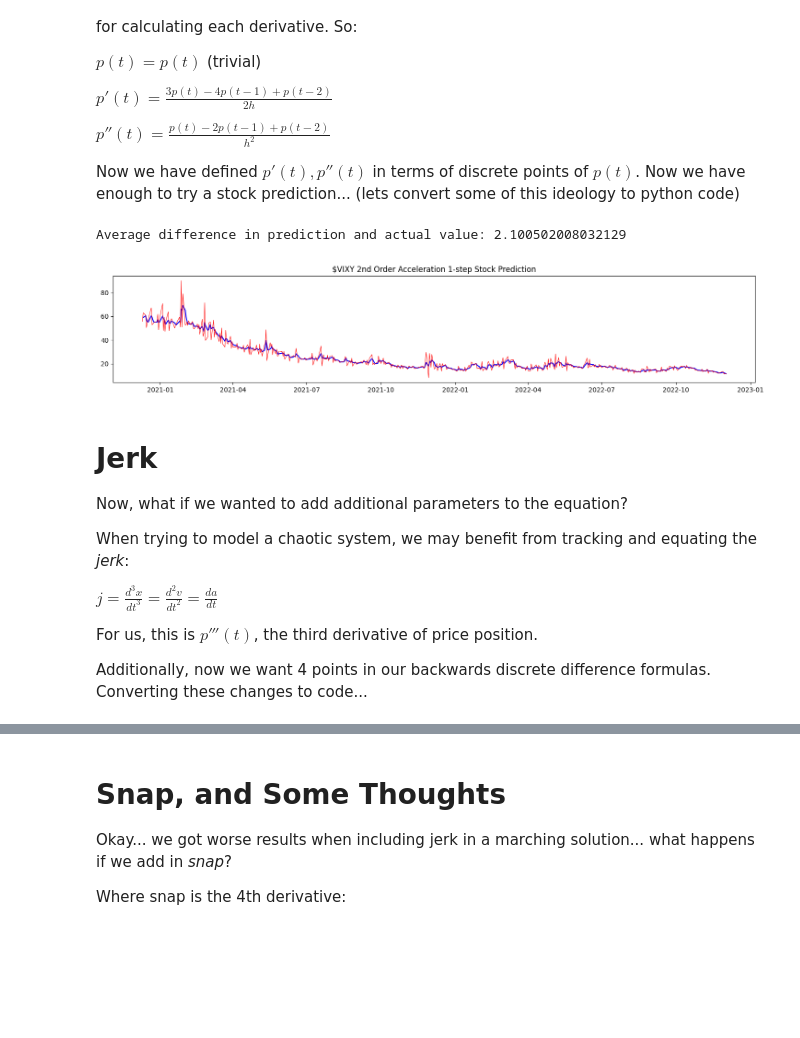
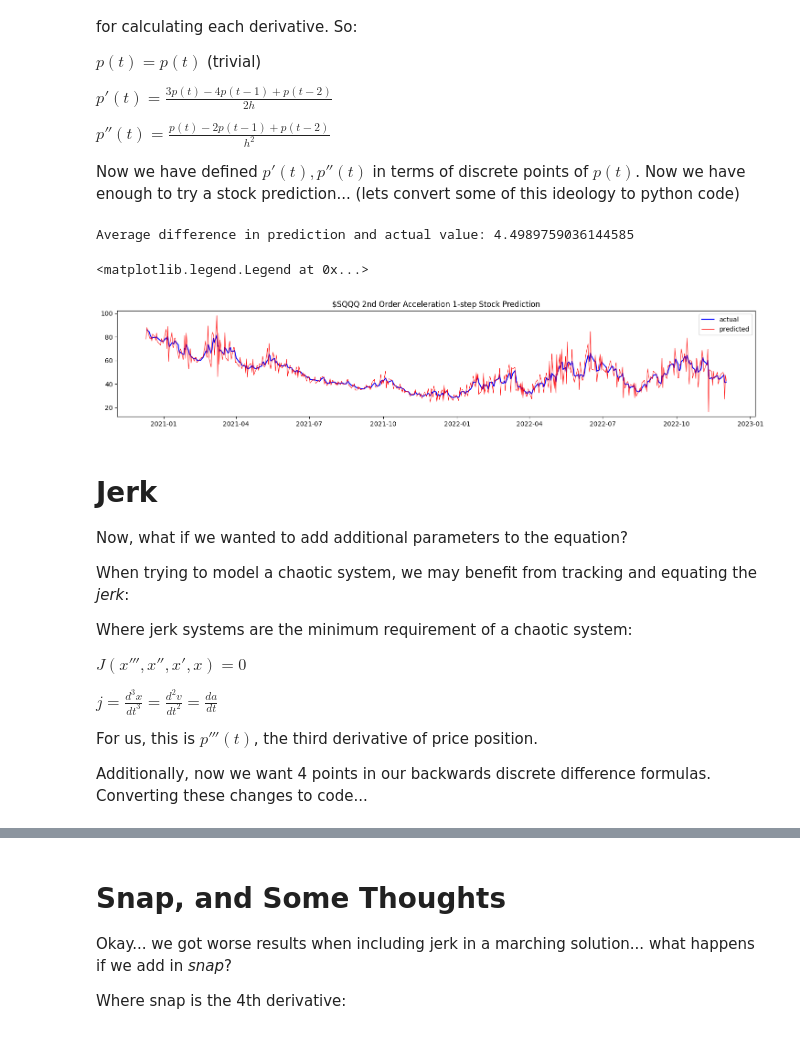
Before and after one commit to patrick-may/Differential-Equations-Stock-Modeler, a Jupyter notebook: project_writeup.ipynb, the cells around one changed output, grey strips where cells are left out. Cells and saved outputs as stored; diff of their text form; code cells hidden in the pictures; blank space fills up the shorter version.

```diff
--- a/project_writeup.ipynb
+++ b/project_writeup.ipynb
@@ -41,7 +41,7 @@ import matplotlib.pyplot as plt
 import scipy
 
 # read in dataset
-ticker="VIXY"
+ticker="SQQQ"
 df = pd.read_csv(f"{ticker}HistoricalData.csv")
 
 # read in discrete points for p(t)
@@ -66,35 +66,37 @@ def accel_predict(price_points):
         a_x = (xi) - (2 * xi_1) + (xi_2)
 
 
         step_vec = np.array([p_x, v_x, a_x])
         soln.append(step_vec)
     return soln
 
 def next_accel_price(inputs):
     return inputs[0] + inputs[1] + (1/2)*inputs[2]
 
 finite_points = accel_predict(prices)
 
 day = 2
 one_step_guesses = []
 for row in finite_points:
     #print("(Actual) Day",day,row[0])
     guess = np.round(next_accel_price(row), 3)
     #print("(Prediction) Day",day+1,guess)
     one_step_guesses.append(guess)
     day += 1
 
 #print(np.array([x - y for x, y in zip(one_step_guesses, price_compare)]))
 price_compare = prices[3:] # predictions start on day 2 going to day 3 :)
 #print(price_compare[:10],one_step_guesses[:10])
 plt.plot(timestamps[3:], price_compare, color="blue", label="actual")
 plt.plot(timestamps[2:], one_step_guesses, color="red", label="predicted", linewidth=0.7)
 plt.title(f"${ticker} 2nd Order Acceleration 1-step Stock Prediction")
 diffs = np.array([abs(x - y) for x, y in zip(one_step_guesses, price_compare)])
 print("Average difference in prediction and actual value:",np.average(diffs))
+plt.legend()
 # %% [output]
-Average difference in prediction and actual value: 2.100502008032129
+Average difference in prediction and actual value: 4.4989759036144585
+<matplotlib.legend.Legend at 0x...>
-[figure, old version]
+[figure, new version]
 # %% [markdown]
 # Jerk
 
@@ -102,6 +104,10 @@ Now, what if we wanted to add additional parameters to the equation?
 
 When trying to model a chaotic system, we may benefit from tracking and equating the *jerk*:
 
+Where jerk systems are the minimum requirement of a chaotic system:
+
+$J(x''', x'',x',x) = 0$
+
 $j = \frac{d^3x}{dt^3} = \frac{d^2v}{dt^2} = \frac{da}{dt}$
 
 For us, this is $p'''(t)$, the third derivative of price position.
```
Also changed, not shown: parts of 4 cells of this notebook.
